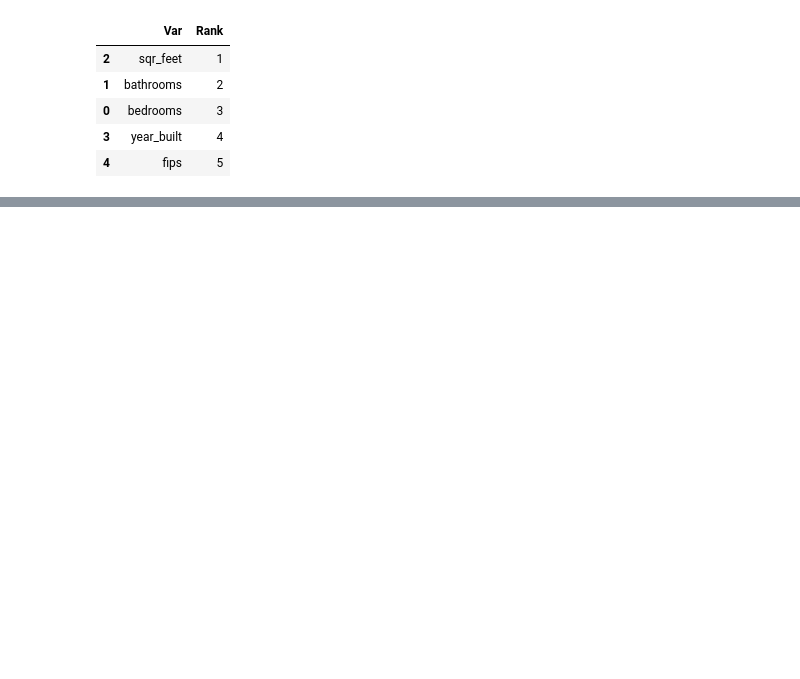
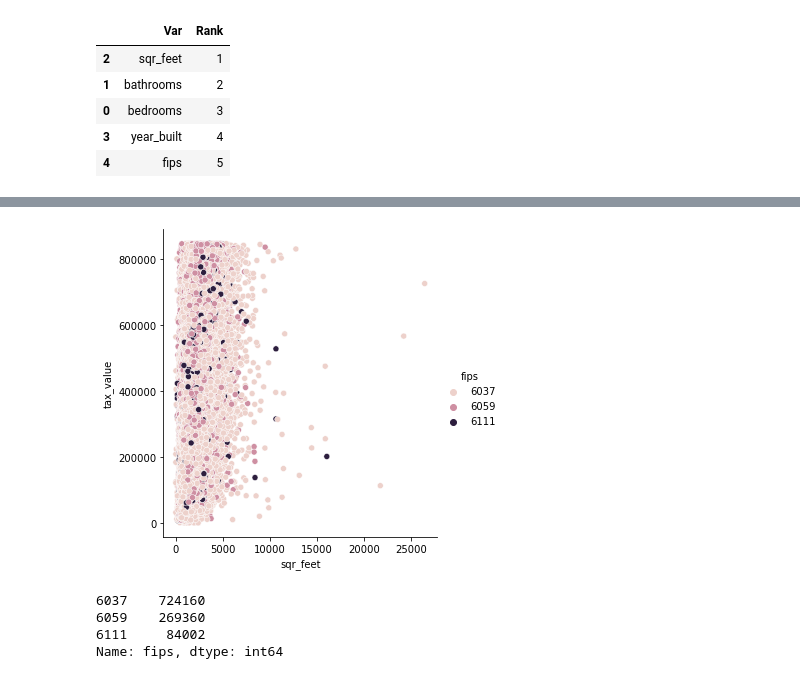
Before and after one commit to BraedenWright/regression-project, a Jupyter notebook: zillow_workbook.ipynb, the cells around one changed output, grey strips where cells are left out. Cells and saved outputs as stored; diff of their text form; code cells hidden in the pictures; blank space fills up the shorter version.

```diff
--- a/zillow_workbook.ipynb
+++ b/zillow_workbook.ipynb
@@ -134,0 +140,14 @@ plt.show()
+# %%
+# Add hue to see if any catagories have impact
+sns.relplot(x='sqr_feet', y='tax_value', data=train, hue='fips')
+plt.show()
+# %% [output]
+[figure, added]
+# %%
+# fips details
+train.fips.value_counts()
+# %% [output]
+6037    724160
+6059    269360
+6111     84002
+Name: fips, dtype: int64
```
Also changed, not shown: parts of 15 cells of this notebook, 3 other files.
